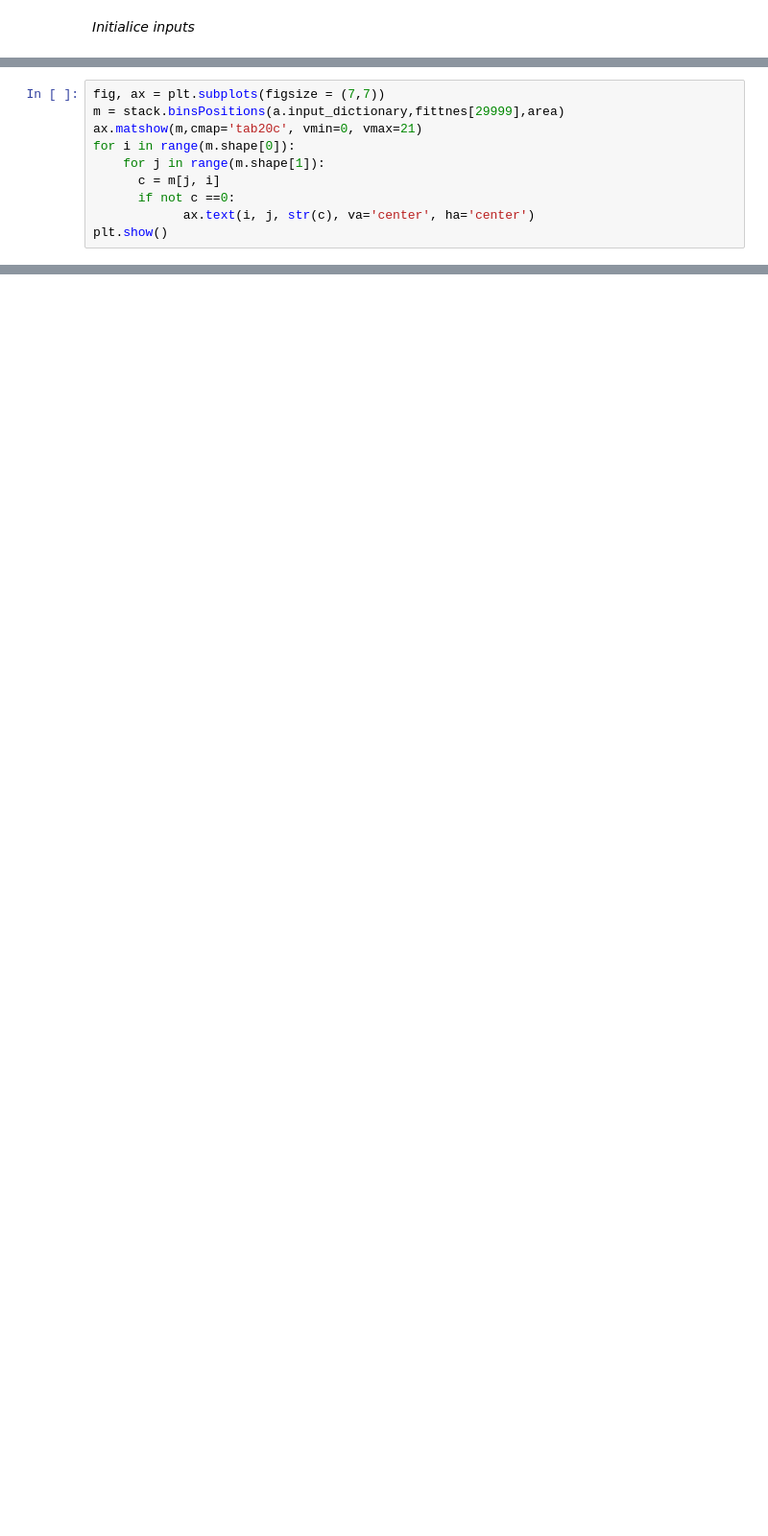
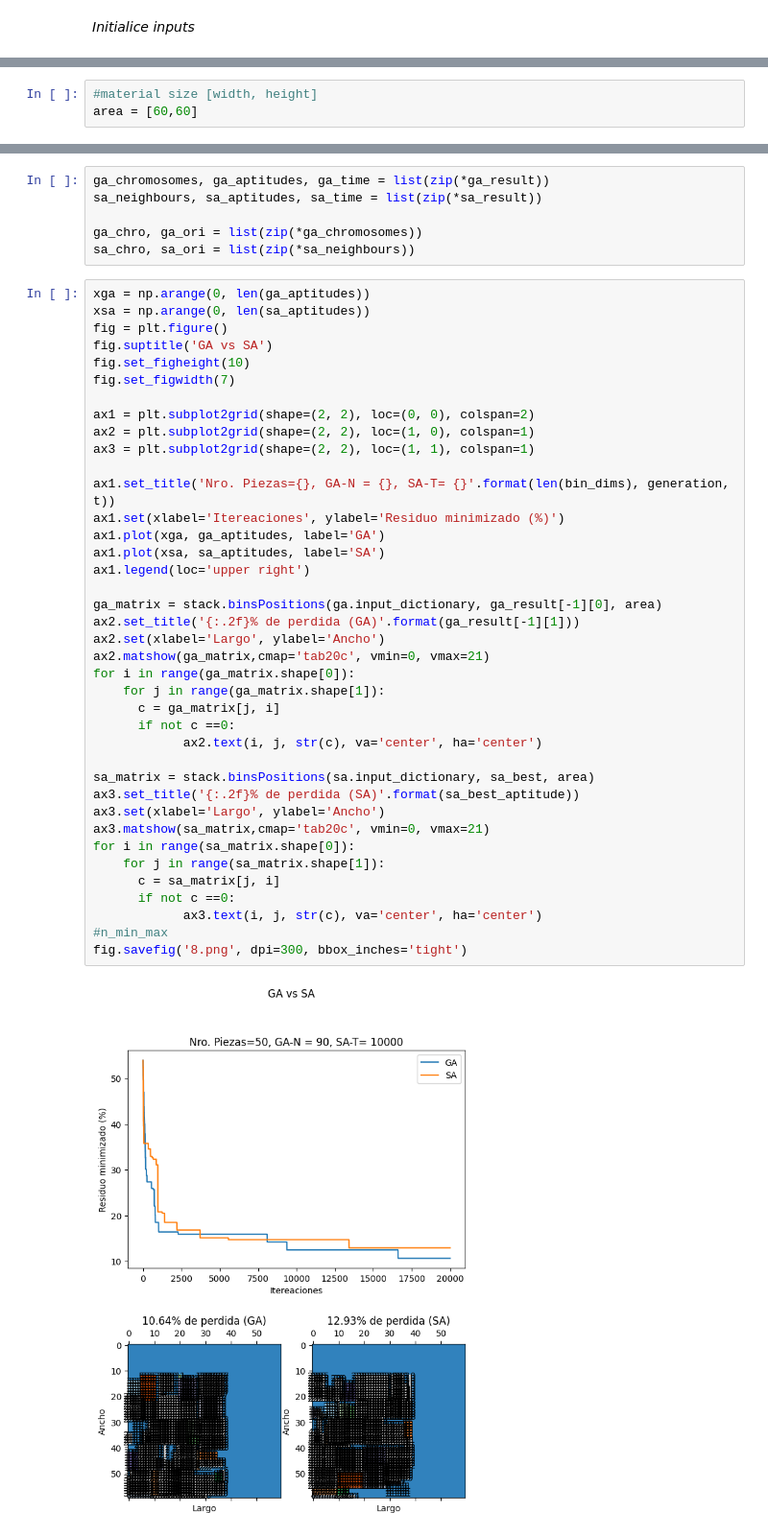
Before and after one commit to vladiH/optimizacion_corte, a Jupyter notebook: main.ipynb, the cells around one changed output, grey strips where cells are left out. Shown: that part at 96% size. Saved outputs shown, nothing was run; the diff lists cells and outputs as text; blank space fills up the shorter version.

```diff
--- a/main.ipynb
+++ b/main.ipynb
@@ -39,0 +25,3 @@ fittnes = a.run(bin_dims,2,20,0.8, 4000)
+# %%
+#material size [width, height]
+area = [60,60]
@@ -125,10 +144,0 @@ plt.show()
-# %%
-fig, ax = plt.subplots(figsize = (7,7))
-m = stack.binsPositions(a.input_dictionary,fittnes[29999],area)
-ax.matshow(m,cmap='tab20c', vmin=0, vmax=21)
-for i in range(m.shape[0]):
-    for j in range(m.shape[1]):
-      c = m[j, i]
-      if not c ==0:
-            ax.text(i, j, str(c), va='center', ha='center')
-plt.show()
@@ -136,0 +145,47 @@ fittnes[:5]
+# %%
+ga_chromosomes, ga_aptitudes, ga_time = list(zip(*ga_result))
+sa_neighbours, sa_aptitudes, sa_time = list(zip(*sa_result))
+
+ga_chro, ga_ori = list(zip(*ga_chromosomes))
+sa_chro, sa_ori = list(zip(*sa_neighbours))
+# %%
+xga = np.arange(0, len(ga_aptitudes))
+xsa = np.arange(0, len(sa_aptitudes))
+fig = plt.figure()
+fig.suptitle('GA vs SA')
+fig.set_figheight(10)
+fig.set_figwidth(7)
+
+ax1 = plt.subplot2grid(shape=(2, 2), loc=(0, 0), colspan=2)
+ax2 = plt.subplot2grid(shape=(2, 2), loc=(1, 0), colspan=1)
+ax3 = plt.subplot2grid(shape=(2, 2), loc=(1, 1), colspan=1)
+
+ax1.set_title('Nro. Piezas={}, GA-N = {}, SA-T= {}'.format(len(bin_dims), generation, t))
+ax1.set(xlabel='Itereaciones', ylabel='Residuo minimizado (%)')
+ax1.plot(xga, ga_aptitudes, label='GA')
+ax1.plot(xsa, sa_aptitudes, label='SA')
+ax1.legend(loc='upper right')
+
+ga_matrix = stack.binsPositions(ga.input_dictionary, ga_result[-1][0], area)
+ax2.set_title('{:.2f}% de perdida (GA)'.format(ga_result[-1][1]))
+ax2.set(xlabel='Largo', ylabel='Ancho')
+ax2.matshow(ga_matrix,cmap='tab20c', vmin=0, vmax=21)
+for i in range(ga_matrix.shape[0]):
+    for j in range(ga_matrix.shape[1]):
+      c = ga_matrix[j, i]
+      if not c ==0:
+            ax2.text(i, j, str(c), va='center', ha='center')
+
+sa_matrix = stack.binsPositions(sa.input_dictionary, sa_best, area)
+ax3.set_title('{:.2f}% de perdida (SA)'.format(sa_best_aptitude))
+ax3.set(xlabel='Largo', ylabel='Ancho')
+ax3.matshow(sa_matrix,cmap='tab20c', vmin=0, vmax=21)
+for i in range(sa_matrix.shape[0]):
+    for j in range(sa_matrix.shape[1]):
+      c = sa_matrix[j, i]
+      if not c ==0:
+            ax3.text(i, j, str(c), va='center', ha='center')
+#n_min_max
+fig.savefig('8.png', dpi=300, bbox_inches='tight')
+# %% [output]
+[figure, added]
```
Also changed, not shown: parts of 28 cells of this notebook, 5 other files.
